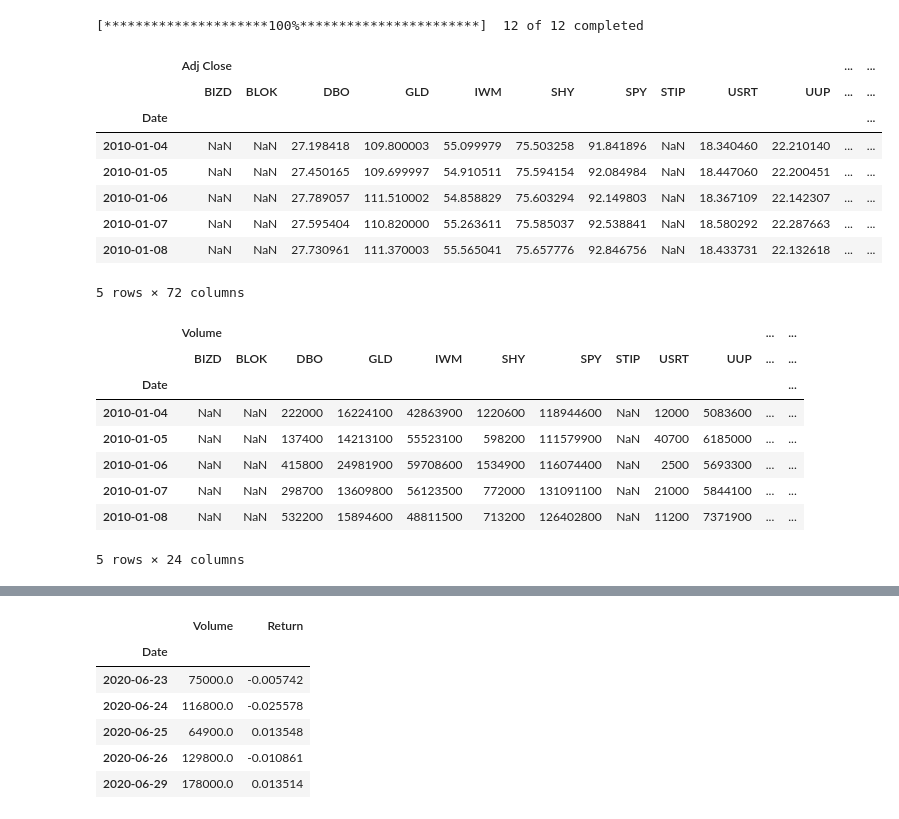
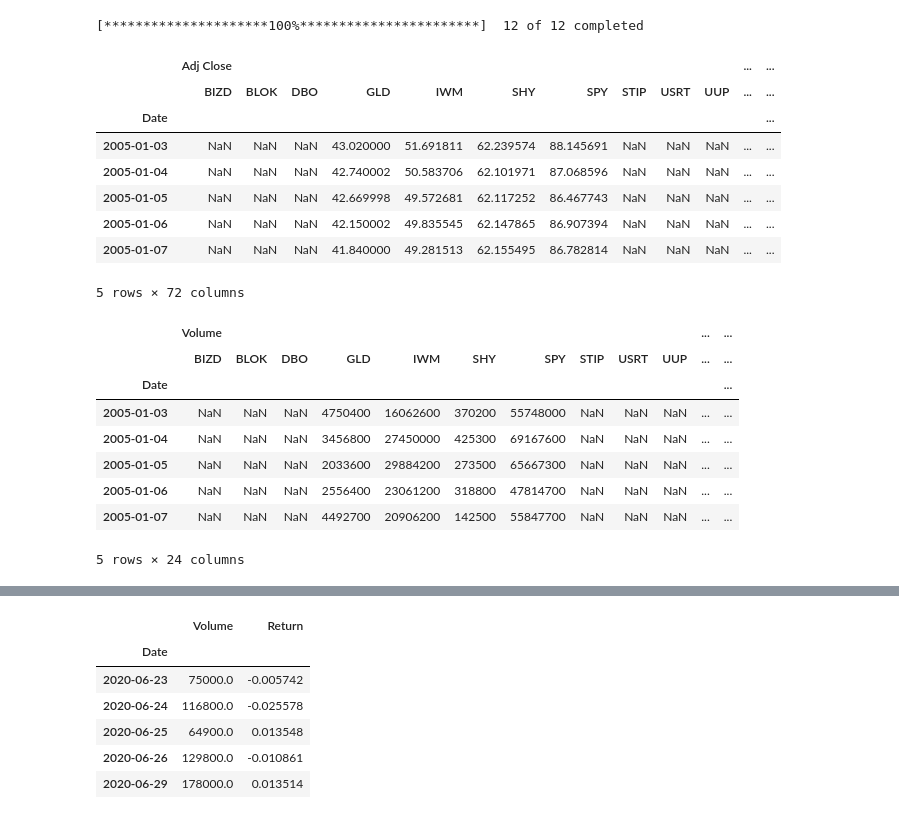
Before and after one commit to Askelan-cyber/ACIA, a Jupyter notebook: Akshay's_Notebook.ipynb, the cells around one changed output, grey strips where cells are left out. Saved outputs shown, nothing was run; the diff lists cells and outputs as text; code cells hidden in the pictures.

```diff
--- a/Akshay's_Notebook.ipynb
+++ b/Akshay's_Notebook.ipynb
@@ -21,18 +21,18 @@ import hvplot.pandas
 tickers = ['SPY', 'IWM', 'VWO', 'BIZD', 'USRT', 'GLD', 'BLOK', 'VGLT', 'STIP', 'UUP', 'DBO', 'SHY']
 # %%
 port_df = pd.DataFrame()
-port_df = yf.download(tickers, start="2010-01-01", end="2020-06-30")
+port_df = yf.download(tickers, start="2005-01-01", end="2020-07-30")
 port_df.head()
 # %% [output]
 [*********************100%***********************]  12 of 12 completed
 |  | Adj Close |  |  |  |  |  |  |  |  |  | ... | ... |
 |  | BIZD | BLOK | DBO | GLD | IWM | SHY | SPY | STIP | USRT | UUP | ... | ... |
 | Date |  |  |  |  |  |  |  |  |  |  |  | ... |
-| 2010-01-04 | NaN | NaN | 27.198418 | 109.800003 | 55.099979 | 75.503258 | 91.841896 | NaN | 18.340460 | 22.210140 | ... | ... |
-| 2010-01-05 | NaN | NaN | 27.450165 | 109.699997 | 54.910511 | 75.594154 | 92.084984 | NaN | 18.447060 | 22.200451 | ... | ... |
-| 2010-01-06 | NaN | NaN | 27.789057 | 111.510002 | 54.858829 | 75.603294 | 92.149803 | NaN | 18.367109 | 22.142307 | ... | ... |
-| 2010-01-07 | NaN | NaN | 27.595404 | 110.820000 | 55.263611 | 75.585037 | 92.538841 | NaN | 18.580292 | 22.287663 | ... | ... |
-| 2010-01-08 | NaN | NaN | 27.730961 | 111.370003 | 55.565041 | 75.657776 | 92.846756 | NaN | 18.433731 | 22.132618 | ... | ... |
+| 2005-01-03 | NaN | NaN | NaN | 43.020000 | 51.691811 | 62.239574 | 88.145691 | NaN | NaN | NaN | ... | ... |
+| 2005-01-04 | NaN | NaN | NaN | 42.740002 | 50.583706 | 62.101971 | 87.068596 | NaN | NaN | NaN | ... | ... |
+| 2005-01-05 | NaN | NaN | NaN | 42.669998 | 49.572681 | 62.117252 | 86.467743 | NaN | NaN | NaN | ... | ... |
+| 2005-01-06 | NaN | NaN | NaN | 42.150002 | 49.835545 | 62.147865 | 86.907394 | NaN | NaN | NaN | ... | ... |
+| 2005-01-07 | NaN | NaN | NaN | 41.840000 | 49.281513 | 62.155495 | 86.782814 | NaN | NaN | NaN | ... | ... |
 5 rows × 72 columns
 # %%
 #Organize Volume into df, and delta
@@ -43,9 +43,9 @@ volume.head()
 |  | Volume |  |  |  |  |  |  |  |  |  | ... | ... |
 |  | BIZD | BLOK | DBO | GLD | IWM | SHY | SPY | STIP | USRT | UUP | ... | ... |
 | Date |  |  |  |  |  |  |  |  |  |  |  | ... |
-| 2010-01-04 | NaN | NaN | 222000 | 16224100 | 42863900 | 1220600 | 118944600 | NaN | 12000 | 5083600 | ... | ... |
-| 2010-01-05 | NaN | NaN | 137400 | 14213100 | 55523100 | 598200 | 111579900 | NaN | 40700 | 6185000 | ... | ... |
-| 2010-01-06 | NaN | NaN | 415800 | 24981900 | 59708600 | 1534900 | 116074400 | NaN | 2500 | 5693300 | ... | ... |
-| 2010-01-07 | NaN | NaN | 298700 | 13609800 | 56123500 | 772000 | 131091100 | NaN | 21000 | 5844100 | ... | ... |
-| 2010-01-08 | NaN | NaN | 532200 | 15894600 | 48811500 | 713200 | 126402800 | NaN | 11200 | 7371900 | ... | ... |
+| 2005-01-03 | NaN | NaN | NaN | 4750400 | 16062600 | 370200 | 55748000 | NaN | NaN | NaN | ... | ... |
+| 2005-01-04 | NaN | NaN | NaN | 3456800 | 27450000 | 425300 | 69167600 | NaN | NaN | NaN | ... | ... |
+| 2005-01-05 | NaN | NaN | NaN | 2033600 | 29884200 | 273500 | 65667300 | NaN | NaN | NaN | ... | ... |
+| 2005-01-06 | NaN | NaN | NaN | 2556400 | 23061200 | 318800 | 47814700 | NaN | NaN | NaN | ... | ... |
+| 2005-01-07 | NaN | NaN | NaN | 4492700 | 20906200 | 142500 | 55847700 | NaN | NaN | NaN | ... | ... |
 5 rows × 24 columns
```
Also changed, not shown: parts of 11 cells of this notebook.
